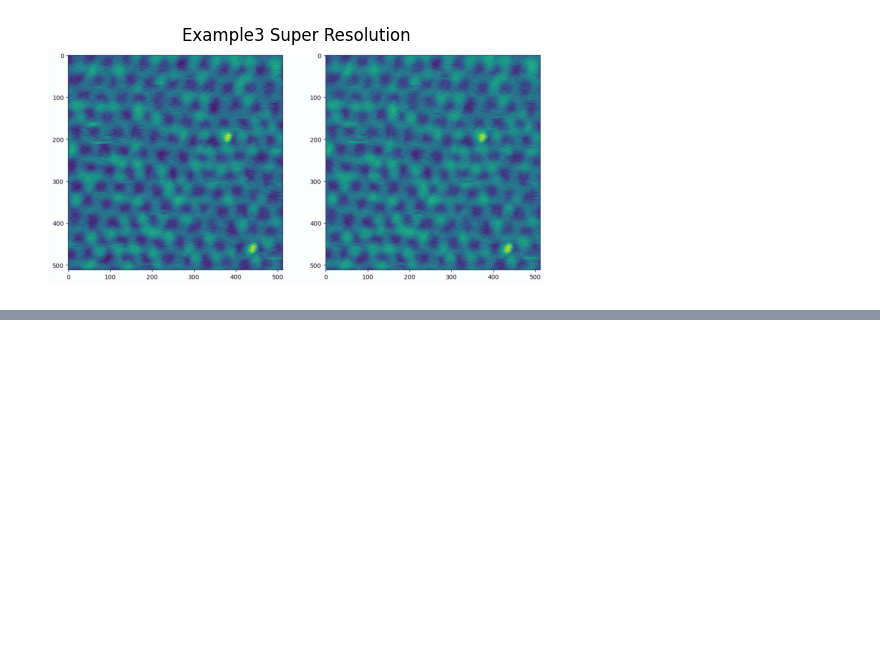
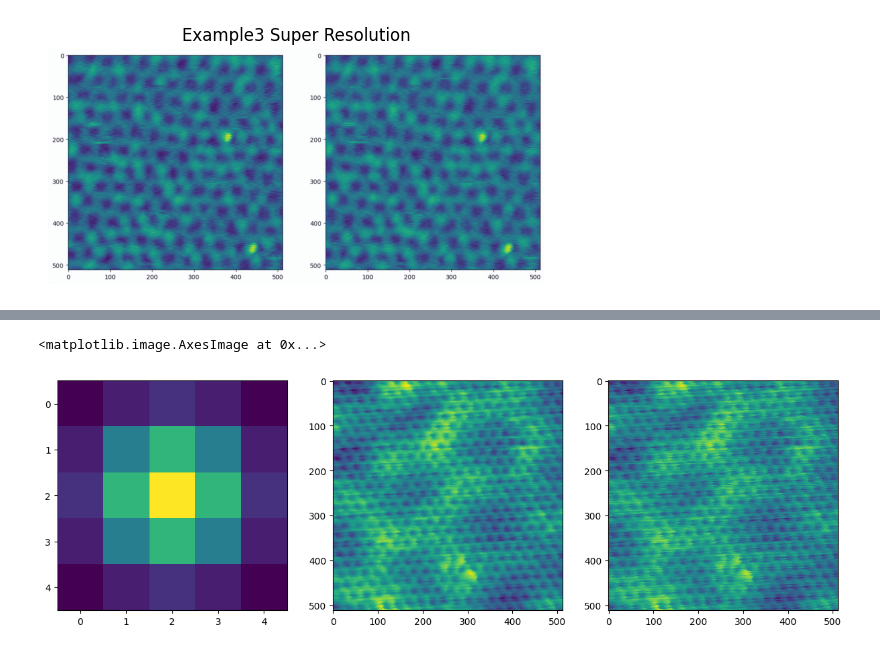
Before and after one commit to ShaJiuquan/Data_processing, a Jupyter notebook: machine_learning/image_enhance_with_ESRGAN.ipynb, the cells around one changed output, grey strips where cells are left out. Drawn from its saved outputs; the diff is of its cells as text; code cells hidden in the pictures; blank space fills up the shorter version.

```diff
--- a/machine_learning/image_enhance_with_ESRGAN.ipynb
+++ b/machine_learning/image_enhance_with_ESRGAN.ipynb
@@ -172,0 +220,20 @@ print(f"Test accuracy: {test_accuracy}")
+# %%
+fig,ax=plt.subplots(1,3,figsize=(15,22))
+# Define the kernel size (must be an odd number)
+kernel_size = 5
+
+# Generate a 2D Gaussian blur kernel
+blur_kernel = cv2.getGaussianKernel(kernel_size, 0)
+
+# Create a 2D Gaussian blur filter
+gaussian_blur_filter = np.outer(blur_kernel, blur_kernel)
+
+# Normalize the kernel
+gaussian_blur_filter /= np.sum(gaussian_blur_filter)
+ax[0].imshow(gaussian_blur_filter)
+blurred_image = cv2.filter2D(image, -1, gaussian_blur_filter)
+ax[1].imshow(blurred_image)
+ax[2].imshow(image)
+# %% [output]
+<matplotlib.image.AxesImage at 0x...>
+[figure, added]
```
Also changed, not shown: parts of 9 cells of this notebook, 8 other files.
